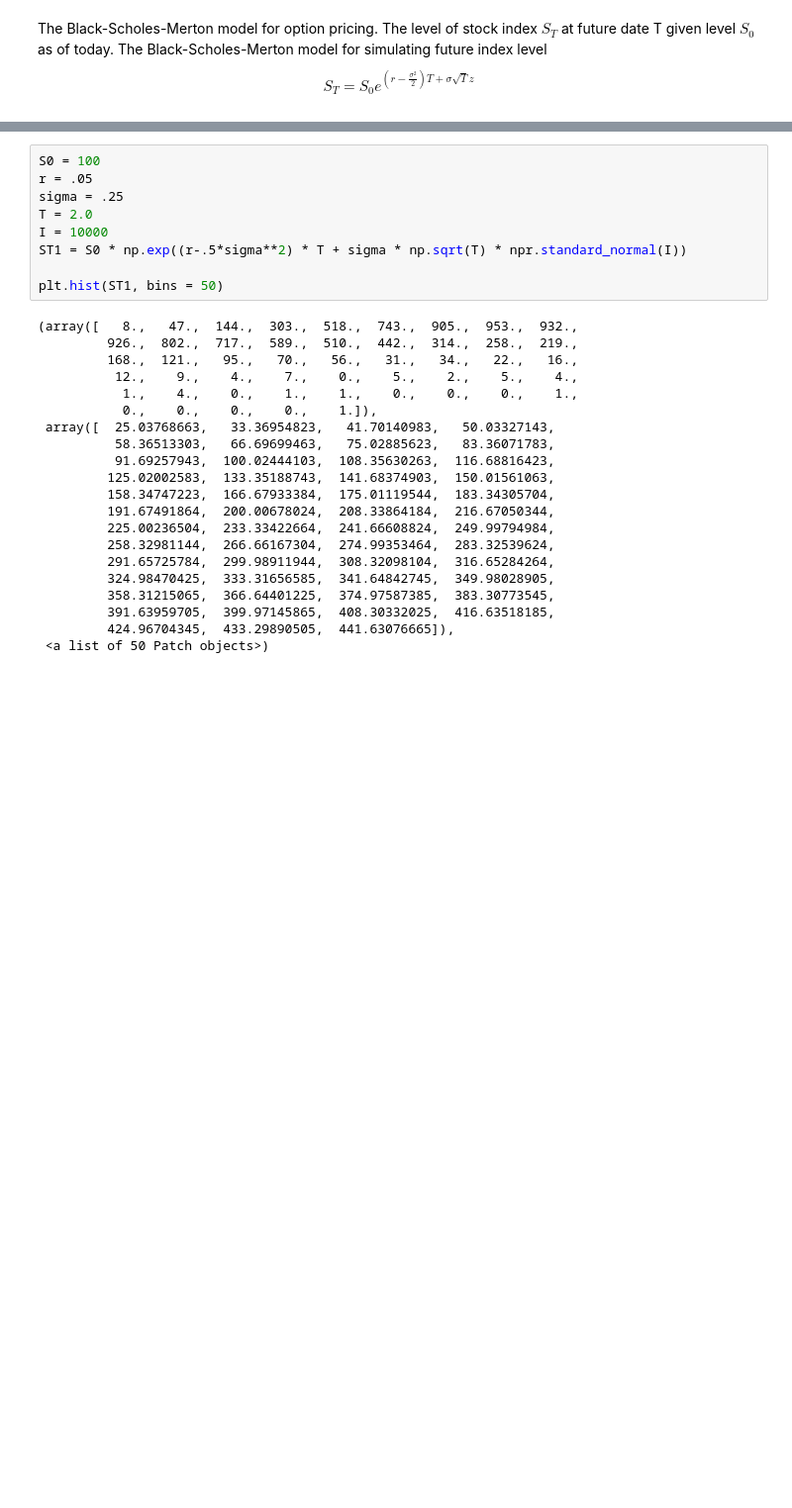
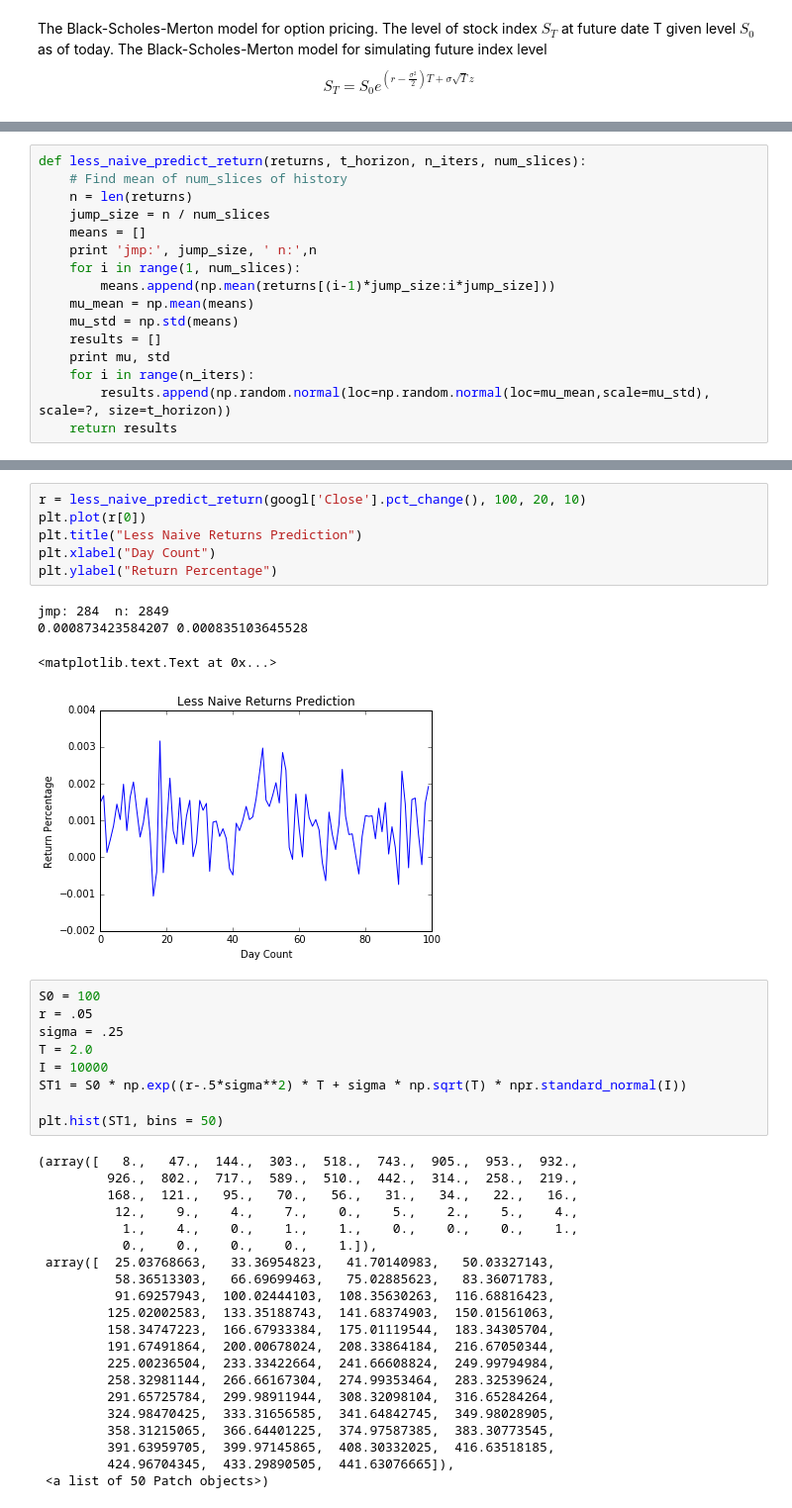
Before and after one commit to AM207-project/AM207_MC_stock_derivatives, a Jupyter notebook: work/Kevin/Chapter 10 Stochastic Processes.ipynb, the cells around one changed output, grey strips where cells are left out. Shown at 99% size. Drawn from its saved outputs; the diff is of its cells as text; blank space fills up the shorter version.

```diff
--- a/work/Kevin/Chapter 10 Stochastic Processes.ipynb
+++ b/work/Kevin/Chapter 10 Stochastic Processes.ipynb
@@ -9,0 +37,16 @@ $$S_T = S_0 e^{(r-\frac{\sigma^2}{2})T + \sigma\sqrt{T}z}$$
+# %%
+def less_naive_predict_return(returns, t_horizon, n_iters, num_slices):
+    # Find mean of num_slices of history
+    n = len(returns)
+    jump_size = n / num_slices
+    means = []
+    print 'jmp:', jump_size, ' n:',n
+    for i in range(1, num_slices):
+        means.append(np.mean(returns[(i-1)*jump_size:i*jump_size]))
+    mu_mean = np.mean(means)
+    mu_std = np.std(means)
+    results = []
+    print mu, std
+    for i in range(n_iters):
+        results.append(np.random.normal(loc=np.random.normal(loc=mu_mean,scale=mu_std), scale=?, size=t_horizon))
+    return results
@@ -10,3 +63,14 @@ $$S_T = S_0 e^{(r-\frac{\sigma^2}{2})T + \sigma\sqrt{T}z}$$
+# %%
+r = less_naive_predict_return(googl['Close'].pct_change(), 100, 20, 10)
+plt.plot(r[0])
+plt.title("Less Naive Returns Prediction")
+plt.xlabel("Day Count")
+plt.ylabel("Return Percentage")
+# %% [output]
+jmp: 284  n: 2849
+0.000873423584207 0.000835103645528
+<matplotlib.text.Text at 0x...>
+[figure, added]
 # %%
 S0 = 100
 r = .05
```
Also changed, not shown: parts of 6 cells of this notebook.
